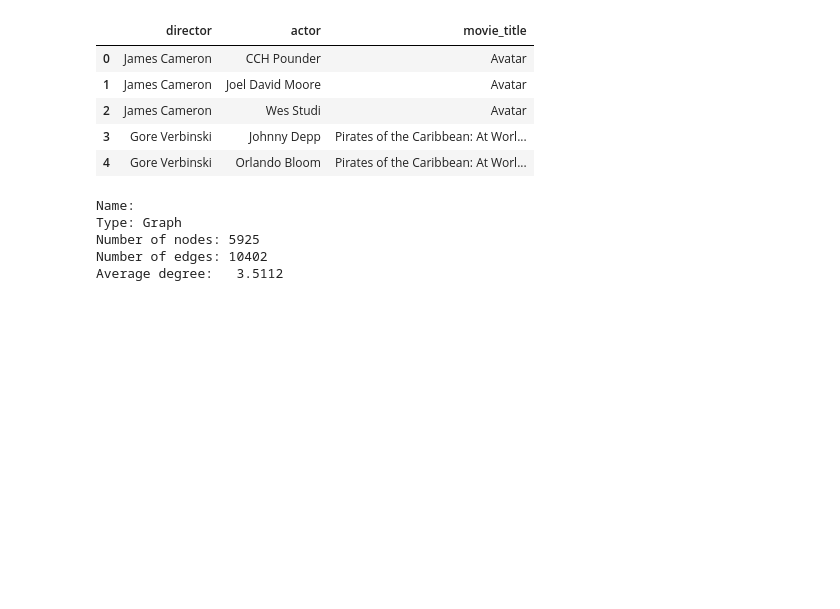
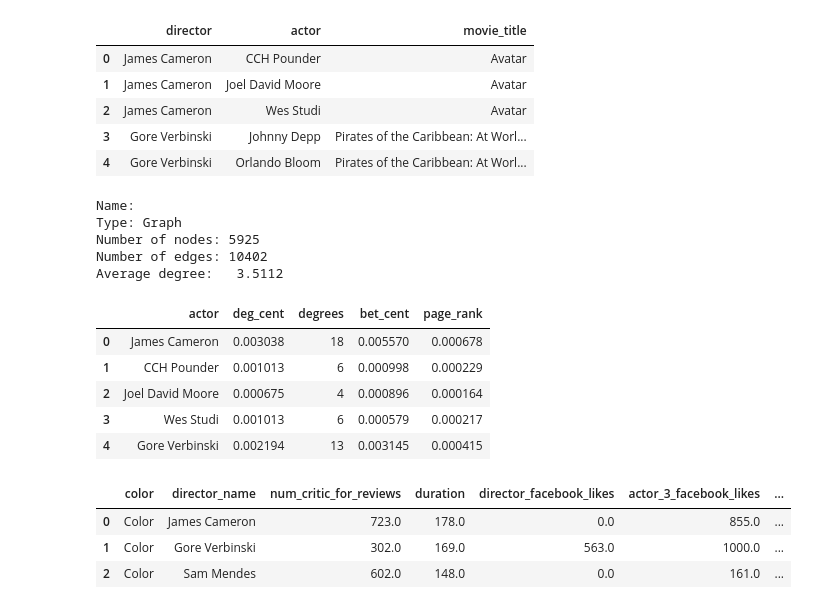
Before and after one commit to garg-ankush/Predict-Movie-ratings-using-Network-Analysis-in-Python, a Jupyter notebook: notebooks/Movie Ratings Prediction.ipynb, the cells around one changed output. Drawn from its saved outputs; the diff is of its cells as text; code cells hidden in the pictures; blank space fills up the shorter version.

```diff
--- a/notebooks/Movie Ratings Prediction.ipynb
+++ b/notebooks/Movie Ratings Prediction.ipynb
@@ -106,0 +131,20 @@ bet_cent = nx.betweenness_centrality(G)
+# %%
+df_degrees = pd.DataFrame.from_dict(degrees,orient= 'index').reset_index()
+df_degrees.columns = ['actor','degrees']
+# %%
+df_bet_cent = pd.DataFrame.from_dict(bet_cent,orient= 'index').reset_index()
+df_bet_cent.columns = ['actor','bet_cent']
+# %%
+df_page_rank = pd.DataFrame.from_dict(page_rank,orient= 'index').reset_index()
+df_page_rank.columns = ['actor','page_rank']
+# %%
+network_df_values = df_deg_cent.merge(df_degrees, on = 'actor').merge(df_bet_cent, on = 'actor').merge(df_page_rank, on = 'actor')
+# %%
+network_df_values.head()
+# %% [output]
+|  | actor | deg_cent | degrees | bet_cent | page_rank |
+| 0 | James Cameron | 0.003038 | 18 | 0.005570 | 0.000678 |
+| 1 | CCH Pounder | 0.001013 | 6 | 0.000998 | 0.000229 |
+| 2 | Joel David Moore | 0.000675 | 4 | 0.000896 | 0.000164 |
+| 3 | Wes Studi | 0.001013 | 6 | 0.000579 | 0.000217 |
+| 4 | Gore Verbinski | 0.002194 | 13 | 0.003145 | 0.000415 |
@@ -106,0 +158,7 @@ bet_cent = nx.betweenness_centrality(G)
+# %%
+test.head(3)
+# %% [output]
+|  | color | director_name | num_critic_for_reviews | duration | director_facebook_likes | actor_3_facebook_likes | ... |
+| 0 | Color | James Cameron | 723.0 | 178.0 | 0.0 | 855.0 | ... |
+| 1 | Color | Gore Verbinski | 302.0 | 169.0 | 563.0 | 1000.0 | ... |
+| 2 | Color | Sam Mendes | 602.0 | 148.0 | 0.0 | 161.0 | ... |
```
Also changed, not shown: parts of 32 cells of this notebook.
